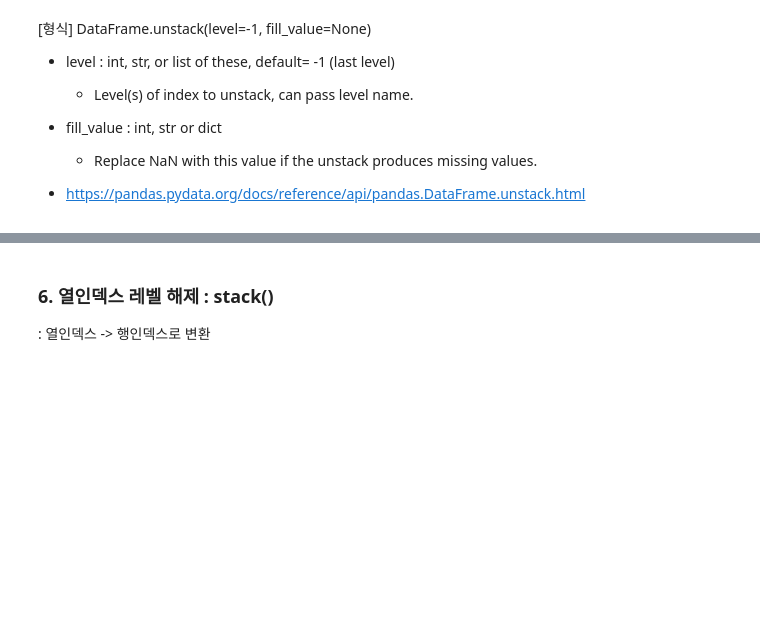
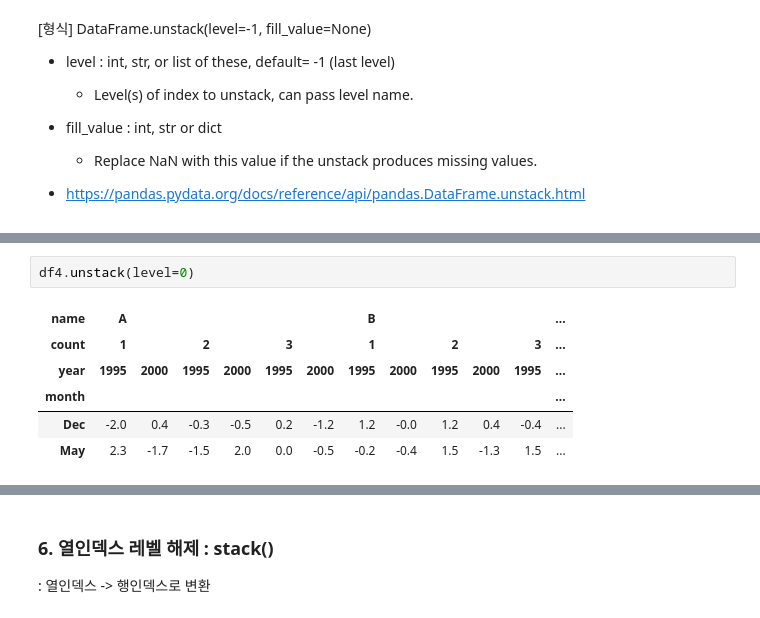
Before and after one commit to rlfgus0821/-HTML-, a Jupyter notebook: 05_pandas/pandas_09_다중인덱스.ipynb, the cells around one changed output, grey strips where cells are left out. Drawn from its saved outputs; the diff is of its cells as text; blank space fills up the shorter version.

```diff
--- a/05_pandas/pandas_09_다중인덱스.ipynb
+++ b/05_pandas/pandas_09_다중인덱스.ipynb
@@ -200,0 +736,9 @@ data = {('James', 'Eng'): 100,
+# %%
+df4.unstack(level=0)
+# %% [output]
+| name | A |  |  |  |  |  | B |  |  |  |  | ... |
+| count | 1 |  | 2 |  | 3 |  | 1 |  | 2 |  | 3 | ... |
+| year | 1995 | 2000 | 1995 | 2000 | 1995 | 2000 | 1995 | 2000 | 1995 | 2000 | 1995 | ... |
+| month |  |  |  |  |  |  |  |  |  |  |  | ... |
+| Dec | -2.0 | 0.4 | -0.3 | -0.5 | 0.2 | -1.2 | 1.2 | -0.0 | 1.2 | 0.4 | -0.4 | ... |
+| May | 2.3 | -1.7 | -1.5 | 2.0 | 0.0 | -0.5 | -0.2 | -0.4 | 1.5 | -1.3 | 1.5 | ... |
```
Also changed, not shown: parts of 89 cells of this notebook, 5 other files.
